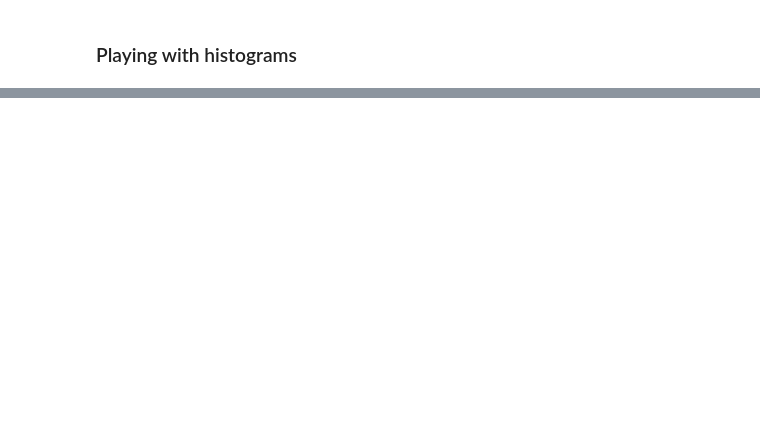
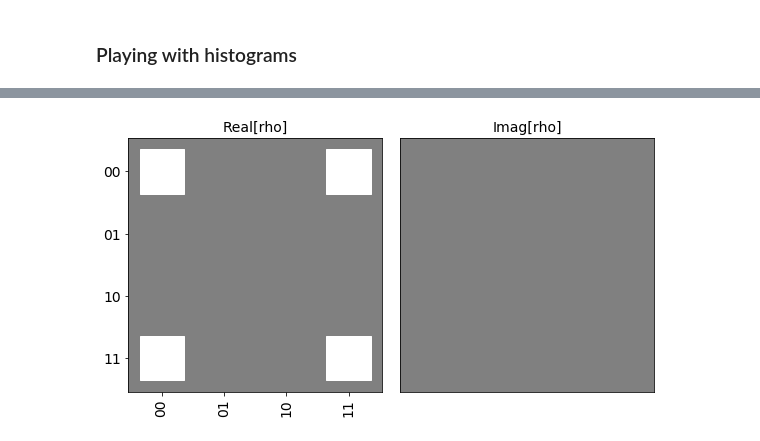
Before and after one commit to kalebinn/QuantumComputing, a Jupyter notebook: Plotting_in_Qiskit.ipynb, the cells around one changed output, grey strips where cells are left out. Cells and saved outputs as stored; diff of their text form; code cells hidden in the pictures; blank space fills up the shorter version.

```diff
--- a/Plotting_in_Qiskit.ipynb
+++ b/Plotting_in_Qiskit.ipynb
@@ -75,0 +93,4 @@ iplot_histogram(result_count)
+# %%
+plot_state_hinton(state_vector_psi)
+# %% [output]
+[figure, added]
```
Also changed, not shown: parts of 14 cells of this notebook.
